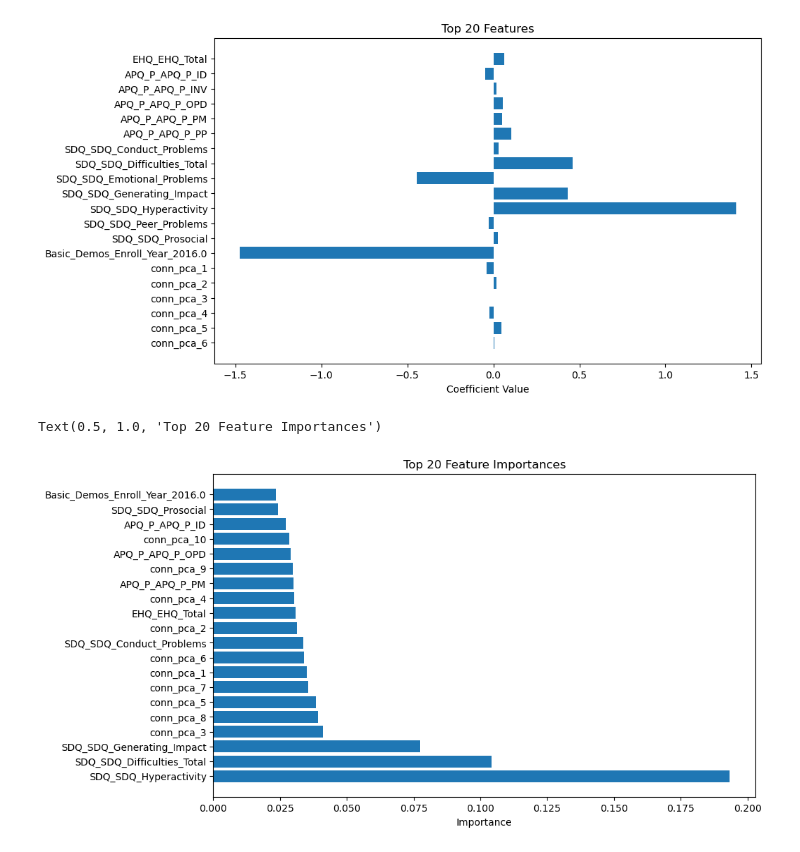
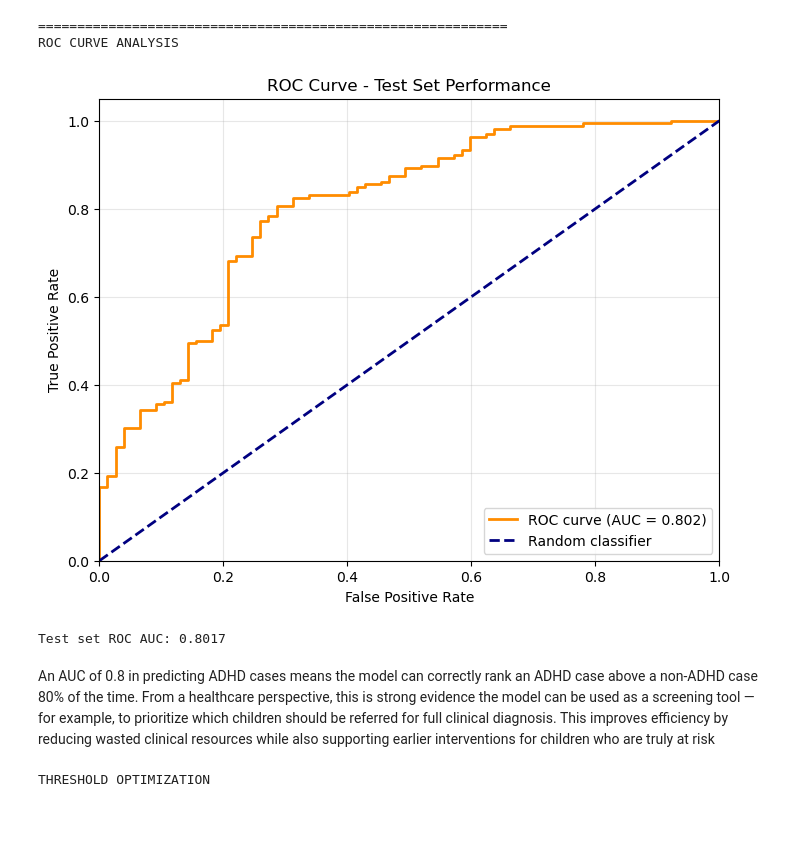
Before and after one commit to ASdata1/ADHD_SEX_Prediction, a Jupyter notebook: notebooks/Modelling & Evaluation/modelling & evaluation.ipynb, the cells around one changed output. Drawn from its saved outputs; the diff is of its cells as text; code cells hidden in the pictures; blank space fills up the shorter version.

```diff
--- a/notebooks/Modelling & Evaluation/modelling & evaluation.ipynb
+++ b/notebooks/Modelling & Evaluation/modelling & evaluation.ipynb
@@ -153,30 +135,49 @@ RandomForestClassifier(min_samples_split=5, n_estimators=50, random_state=42)
-# %%
-#Feature Interpretation
-#coeffecient analysis for LR
-feature_names = X_train.columns
-coefficients = grid_search.best_estimator_.coef_[0]
-coef_df = pd.DataFrame({'Feature':feature_names, 'Coefficient': coefficients})
-
-plt.figure(figsize = (10,6))
-plt.barh(coef_df['Feature'].head(20),coef_df['Coefficient'].head(20))
-plt.xlabel('Coefficient Value')
-plt.title('Top 20 Features')
-plt.gca().invert_yaxis()
-plt.show()
-# %% [output]
-[figure, removed]
-# %%
-#feature importance plot for Random Forest
-feature_importances = grid_search_rf.best_estimator_.feature_importances_
-feature_names = X_train.columns
-importance_df = pd.DataFrame({'Feature': feature_names, 'Importance': feature_importances})
-importance_df.sort_values('Importance', ascending=False, inplace=True)
-plt.figure(figsize=(10,6))
-plt.barh(importance_df['Feature'].head(20), importance_df['Importance'].head(20))
-plt.xlabel('Importance')
-plt.title('Top 20 Feature Importances')
-# %% [output]
-Text(0.5, 1.0, 'Top 20 Feature Importances')
-[figure, removed]
+# %%
+#
+print("ROC CURVE ANALYSIS")
+
+
+y_test_proba = grid_search.best_estimator_.predict_proba(X_test)[:, 1]
+fpr, tpr, thresholds = roc_curve(y_test, y_test_proba)
+roc_auc = auc(fpr, tpr)
+
+plt.figure(figsize=(8, 6))
+plt.plot(fpr, tpr, color='darkorange', lw=2, label=f'ROC curve (AUC = {roc_auc:.3f})')
+plt.plot([0, 1], [0, 1], color='navy', lw=2, linestyle='--', label='Random classifier')
+plt.xlim([0.0, 1.0])
+plt.ylim([0.0, 1.05])
+plt.xlabel('False Positive Rate')
+plt.ylabel('True Positive Rate')
+plt.title('ROC Curve - Test Set Performance')
+plt.legend(loc="lower right")
+plt.grid(True, alpha=0.3)
+plt.show()
+
+print(f"Test set ROC AUC: {roc_auc:.4f}")
+# %% [output]
+============================================================
+ROC CURVE ANALYSIS
+[figure, added]
+Test set ROC AUC: 0.8017
+# %% [markdown]
+An AUC of 0.8 in predicting ADHD cases means the model can correctly rank an ADHD case above a non-ADHD case 80% of the time. From a healthcare perspective, this is strong evidence the model can be used as a screening tool — for example, to prioritize which children should be referred for full clinical diagnosis. This improves efficiency by reducing wasted clinical resources while also supporting earlier interventions for children who are truly at risk
+# %%
+
+print("THRESHOLD OPTIMIZATION")
+
+
+thresholds_range = np.arange(0.1, 0.9, 0.01)
+f1_scores = []
+precisions_1 = []
+recalls_1 = []
+
+for thresh in thresholds_range:
+    y_pred_thresh = (y_test_proba >= thresh).astype(int)
+    report = classification_report(y_test, y_pred_thresh, output_dict=True, zero_division=0)
+    f1_scores.append(report['macro avg']['f1-score'])
+    precisions_1.append(report['1']['precision'])
+    recalls_1.append(report['1']['recall'])
+# %% [output]
+THRESHOLD OPTIMIZATION
 # %%
 # evalauting model on the untocuhed test set - chosen model is LR
```
Also changed, not shown: parts of 15 cells of this notebook, 4 other files.
